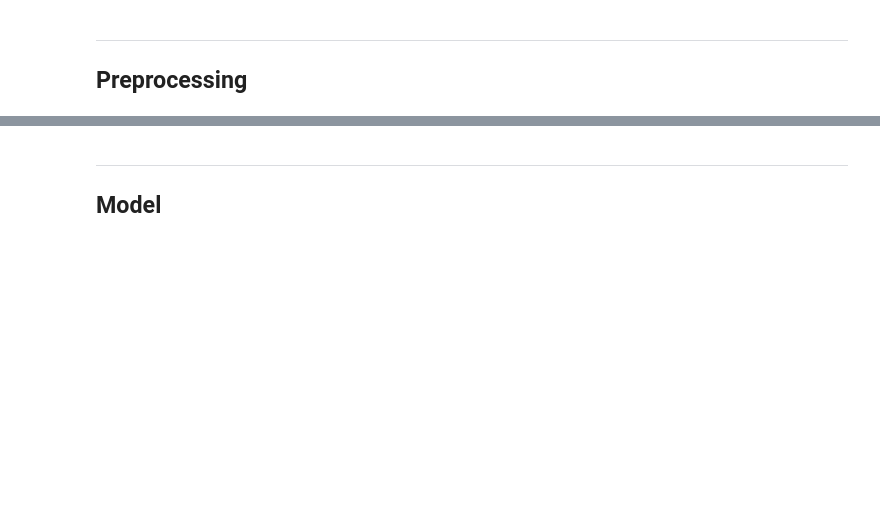
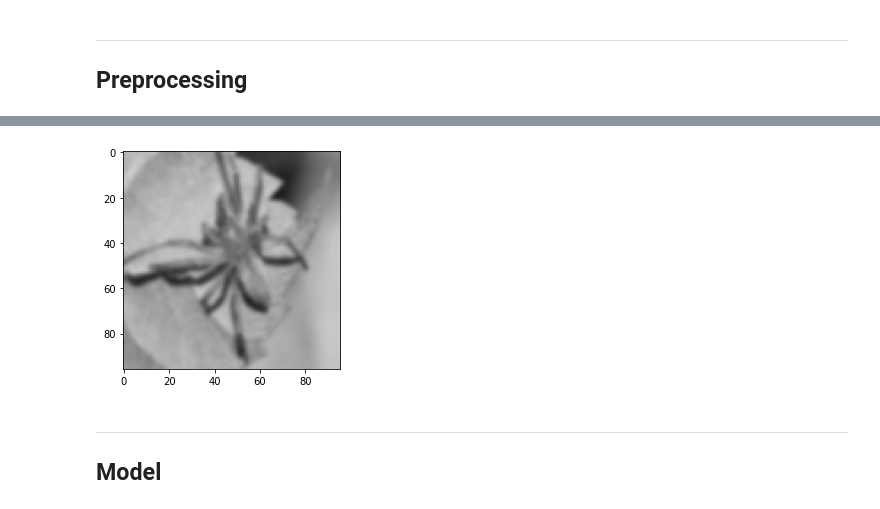
Before and after one commit to WittyTheMighty/Animal-Classification-CNN, a Jupyter notebook: final.ipynb, the cells around one changed output, grey strips where cells are left out. Drawn from its saved outputs; the diff is of its cells as text; code cells hidden in the pictures; blank space fills up the shorter version.

Commit message:
preprocessing

```diff
--- a/final.ipynb
+++ b/final.ipynb
@@ -34,8 +41,9 @@ def reset_weights(m):
     print(f'Reset trainable parameters of layer = {layer}')
     layer.reset_parameters()
 # %%
-#PATH = './drive/MyDrive/ML-Kaggle/'
-PATH = '../data/'
+PATH = '/drive/MyDrive/ML-Kaggle/'
+PATH = "/content/drive/MyDrive/ML-Kaggle/"
+# PATH = '../data/'
 
 x_train_scalar = np.array(pkl.load(open(PATH+'x_train.pkl', 'rb')))
 y_train = np.array(pkl.load(open(PATH+'y_train.pkl', 'rb')))
@@ -88,3 +88,83 @@ k_folds = 5
 ---
 
 ## Preprocessing
+# %%
+#First preprocessing step
+
+#Utilitary function for geometric preprocessing
+X_flipped = flip_image_flip_verticaly(x_train[0])
+
+
+def flip_horizontaly(X):
+    flipped_image = copy.deepcopy(X)
+    for idx,channel in enumerate(flipped_image):
+        flipped_image[idx]= np.fliplr(channel)
+
+    return flipped_image
+
+def rotate90(X):
+    rot90_img = copy.deepcopy(X)
+    for idx,channel in enumerate(rot90_img):
+        rot90_img[idx]= np.rot90(channel)
+    return rot90_img
+
+def rotate(degree,X):
+    rot_img = copy.deepcopy(X)
+    for idx,channel in enumerate(rot_img):
+        rot_img[idx]= sp.ndimage.rotate(channel, degree, reshape=False)
+    return rot_img
+
+#An adaptation from:
+# https://stackoverflow.com/questions/37119071/scipy-rotate-and-zoom-an-image-without-changing-its-dimensions
+def clipped_zoom(img, zoom_factor):
+
+    h, w = img.shape[:2]
+
+    # For multichannel images we don't want to apply the zoom factor to the RGB
+    # dimension, so instead we create a tuple of zoom factors, one per array
+    # dimension, with 1's for any trailing dimensions after the width and height.
+    zoom_tuple = (zoom_factor,) * 2 + (1,) * (img.ndim - 2)
+
+    # Zooming out
+    if zoom_factor < 1:
+
+        # Bounding box of the zoomed-out image within the output array
+        zh = int(np.round(h * zoom_factor))
+        zw = int(np.round(w * zoom_factor))
+        top = (h - zh) // 2
+        left = (w - zw) // 2
+
+        # Zero-padding
+        out = np.zeros_like(img)
+        out[top:top+zh, left:left+zw] = sp.ndimage.zoom(img, zoom_tuple)
+
+    # Zooming in
+    elif zoom_factor > 1:
+
+        # Bounding box of the zoomed-in region within the input array
+        zh = int(np.round(h / zoom_factor))
+        zw = int(np.round(w / zoom_factor))
+        top = (h - zh) // 2
+        left = (w - zw) // 2
+
+        out = sp.ndimage.zoom(img[top:top+zh, left:left+zw], zoom_tuple)
+
+        # `out` might still be slightly larger than `img` due to rounding, so
+        # trim off any extra pixels at the edges
+        trim_top = ((out.shape[0] - h) // 2)
+        trim_left = ((out.shape[1] - w) // 2)
+        out = out[trim_top:trim_top+h, trim_left:trim_left+w]
+
+    # If zoom_factor == 1, just return the input array
+    else:
+        out = img
+    return out
+
+def blur(X,blur_factor):
+    blur_img = copy.deepcopy(X)
+    for idx,channel in enumerate(blur_img):
+        blur_img[idx]= sp.ndimage.gaussian_filter(channel, sigma=blur_factor)
+    return blur_img
+
+plt.imshow(np.transpose(blur(x_train[5],0.9),(1,2,0)))
+# %% [output]
@@ -91,3 +172,4 @@ k_folds = 5
+[figure, added]
 # %% [markdown]
 ---
 ## Model
```
Also changed, not shown: parts of 12 cells of this notebook.
